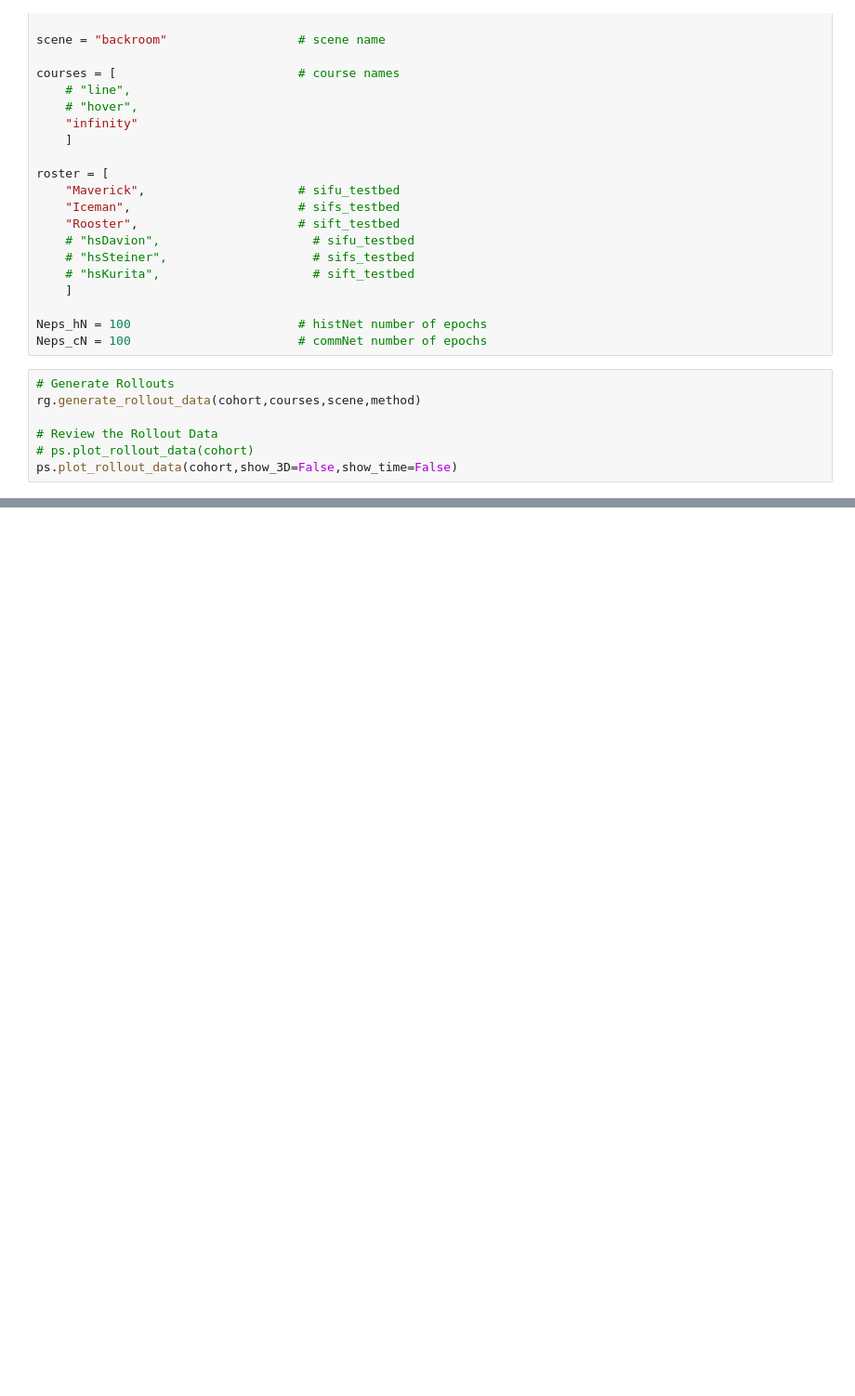
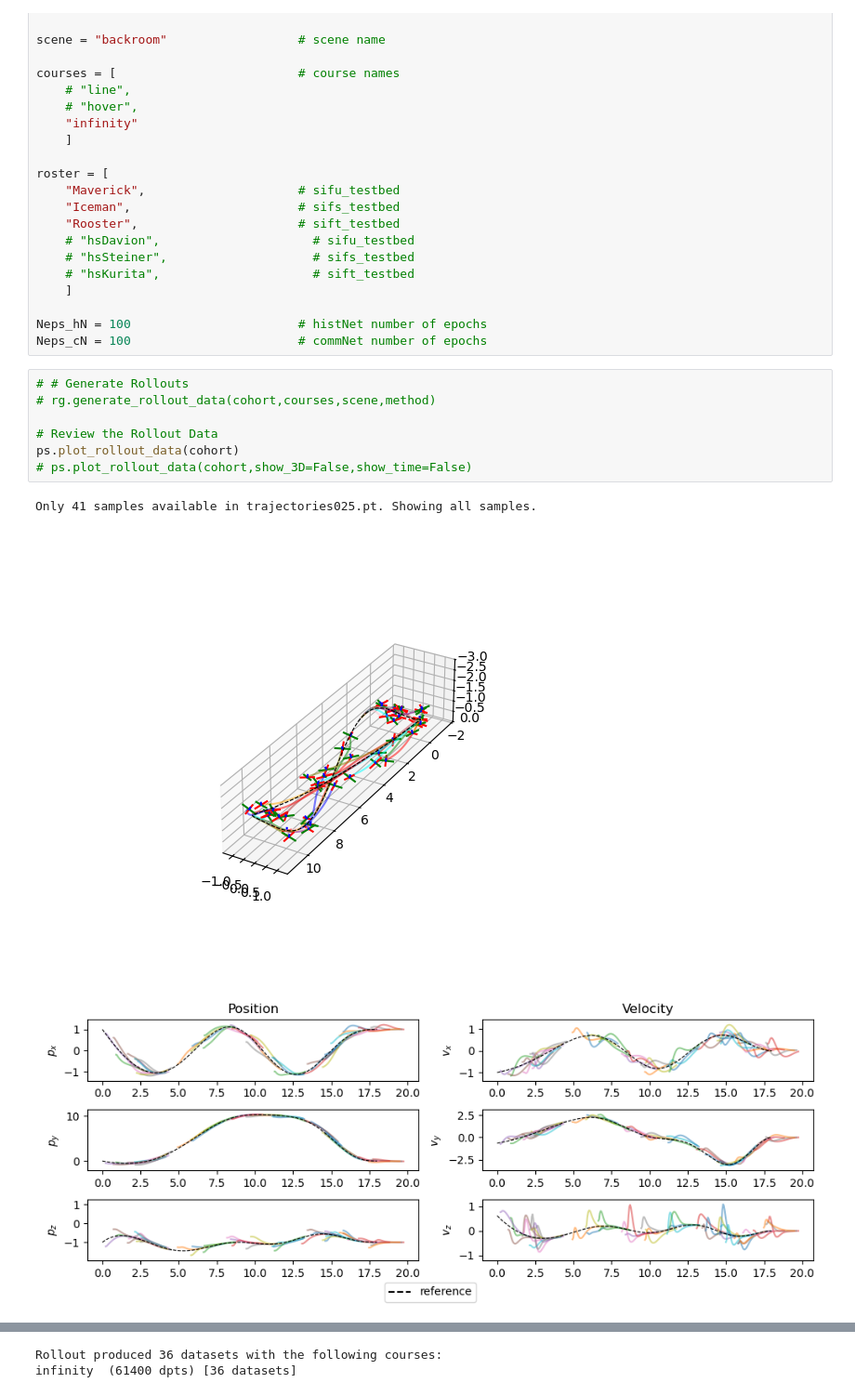
Before and after one commit to denisfliu/SousVide, a Jupyter notebook: notebooks/vit_general.ipynb, the cells around one changed output, grey strips where cells are left out. Shown at 93% size. Cells and saved outputs as stored; diff of their text form; blank space fills up the shorter version.

```diff
--- a/notebooks/vit_general.ipynb
+++ b/notebooks/vit_general.ipynb
@@ -37,9 +37,13 @@ roster = [
 Neps_hN = 100                       # histNet number of epochs
 Neps_cN = 100                       # commNet number of epochs
 # %%
-# Generate Rollouts
-rg.generate_rollout_data(cohort,courses,scene,method)
+# # Generate Rollouts
+# rg.generate_rollout_data(cohort,courses,scene,method)
 
 # Review the Rollout Data
-# ps.plot_rollout_data(cohort)
-ps.plot_rollout_data(cohort,show_3D=False,show_time=False)
+ps.plot_rollout_data(cohort)
+# ps.plot_rollout_data(cohort,show_3D=False,show_time=False)
+# %% [output]
+Only 41 samples available in trajectories025.pt. Showing all samples.
+[figure, added]
+[figure, added]
@@ -46 +51,3 @@ ps.plot_rollout_data(cohort,show_3D=False,show_time=False)
+Rollout produced 36 datasets with the following courses:
+infinity  (61400 dpts) [36 datasets]
 # %%
```
Also changed, not shown: parts of 3 cells of this notebook, 1 other file.
